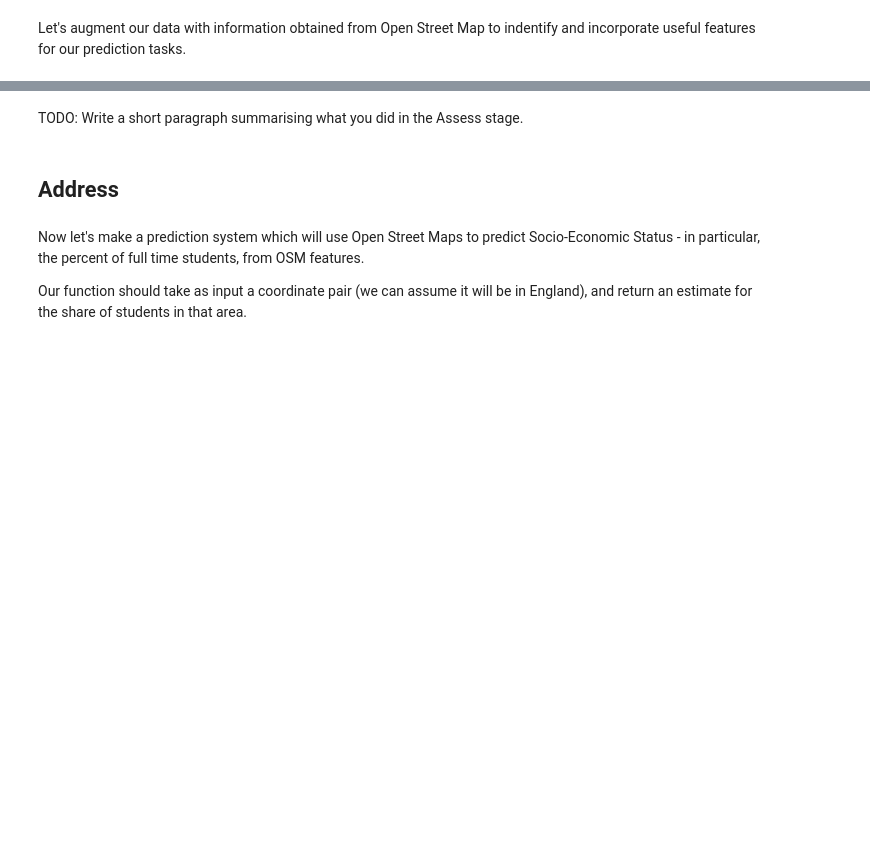
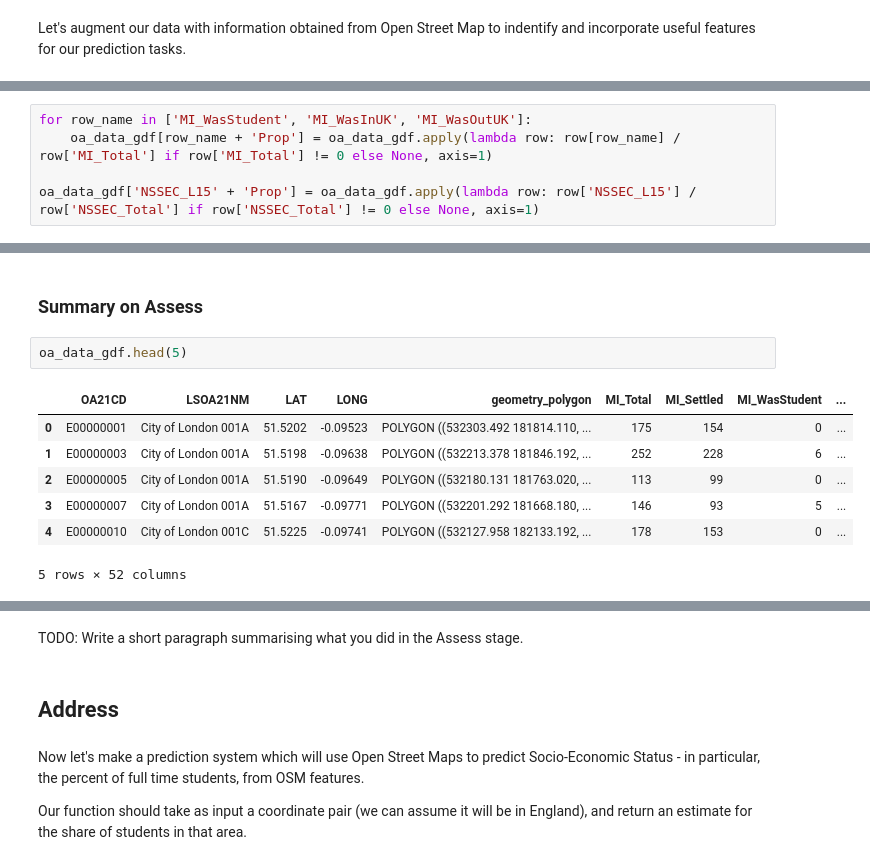
Before and after one commit to sdenyskov/sd995_ads_2024, a Jupyter notebook: notebooks/ads_course_assessment.ipynb, the cells around one changed output, grey strips where cells are left out. Cells and saved outputs as stored; diff of their text form; blank space fills up the shorter version.

```diff
--- a/notebooks/ads_course_assessment.ipynb
+++ b/notebooks/ads_course_assessment.ipynb
@@ -1315,0 +1448,5 @@ The relationships we've found can be used to suggest the features to be used in
+# %%
+for row_name in ['MI_WasStudent', 'MI_WasInUK', 'MI_WasOutUK']:
+    oa_data_gdf[row_name + 'Prop'] = oa_data_gdf.apply(lambda row: row[row_name] / row['MI_Total'] if row['MI_Total'] != 0 else None, axis=1)
+
+oa_data_gdf['NSSEC_L15' + 'Prop'] = oa_data_gdf.apply(lambda row: row['NSSEC_L15'] / row['NSSEC_Total'] if row['NSSEC_Total'] != 0 else None, axis=1)
@@ -1317,0 +1519,12 @@ Now let's do the same for an additional census variables (information about numb
+# %% [markdown]
+### Summary on Assess
+# %%
+oa_data_gdf.head(5)
+# %% [output]
+|  | OA21CD | LSOA21NM | LAT | LONG | geometry_polygon | MI_Total | MI_Settled | MI_WasStudent | ... |
+| 0 | E00000001 | City of London 001A | 51.5202 | -0.09523 | POLYGON ((532303.492 181814.110, ... | 175 | 154 | 0 | ... |
+| 1 | E00000003 | City of London 001A | 51.5198 | -0.09638 | POLYGON ((532213.378 181846.192, ... | 252 | 228 | 6 | ... |
+| 2 | E00000005 | City of London 001A | 51.5190 | -0.09649 | POLYGON ((532180.131 181763.020, ... | 113 | 99 | 0 | ... |
+| 3 | E00000007 | City of London 001A | 51.5167 | -0.09771 | POLYGON ((532201.292 181668.180, ... | 146 | 93 | 5 | ... |
+| 4 | E00000010 | City of London 001C | 51.5225 | -0.09741 | POLYGON ((532127.958 182133.192, ... | 178 | 153 | 0 | ... |
+5 rows × 52 columns
```
Also changed, not shown: parts of 41 cells of this notebook.
